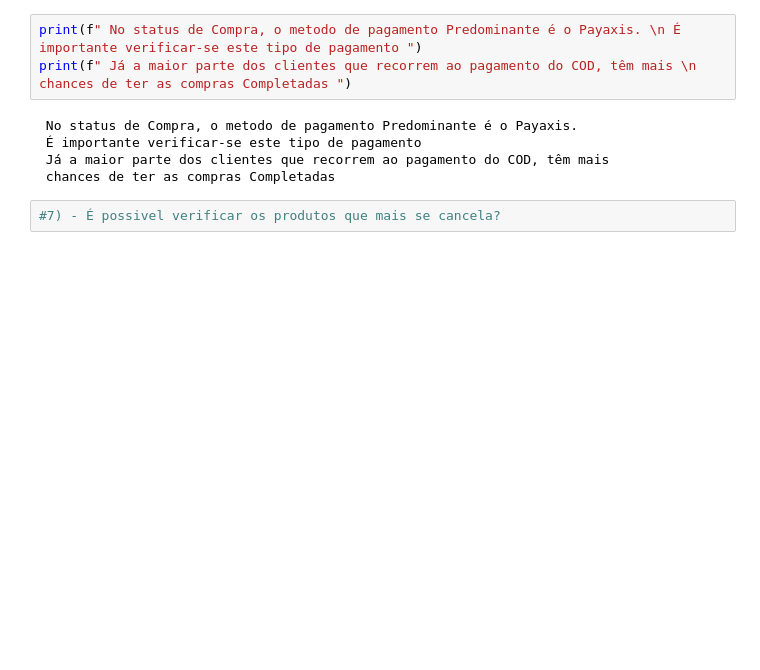
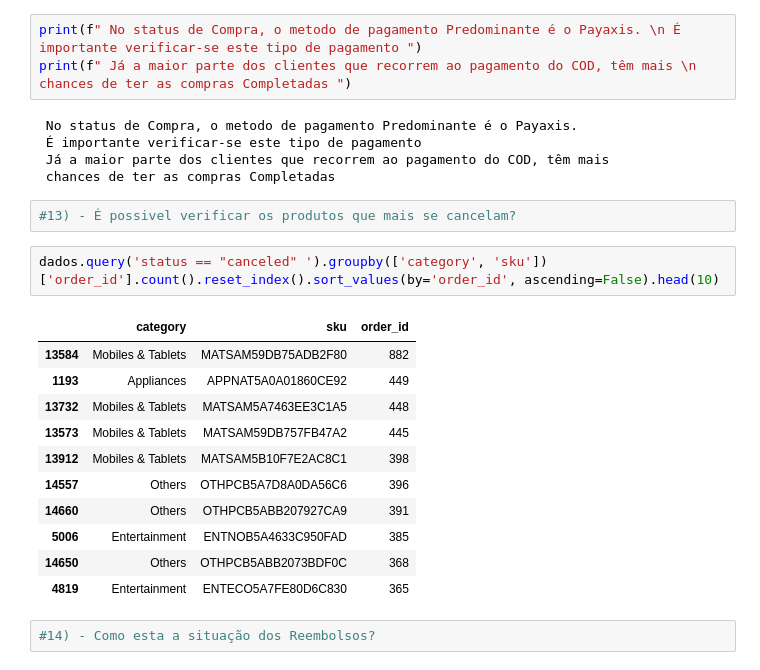
Before and after one commit to Gcango/Analise_Exploratorio_dos_Dados_da_TopSeles, a Jupyter notebook: Analise_Exploratoria_TopSeles.ipynb, the cells around one changed output. Drawn from its saved outputs; the diff is of its cells as text; blank space fills up the shorter version.

```diff
--- a/Analise_Exploratoria_TopSeles.ipynb
+++ b/Analise_Exploratoria_TopSeles.ipynb
@@ -514,4 +518,20 @@ print(f" Já a maior parte dos clientes que recorrem ao pagamento do COD, têm m
  Já a maior parte dos clientes que recorrem ao pagamento do COD, têm mais
  chances de ter as compras Completadas
 # %%
-#7) - É possivel verificar os produtos que mais se cancela?
+#13) - É possivel verificar os produtos que mais se cancelam?
+# %%
+dados.query('status == "canceled" ').groupby(['category', 'sku'])['order_id'].count().reset_index().sort_values(by='order_id', ascending=False).head(10)
+# %% [output]
+|  | category | sku | order_id |
+| 13584 | Mobiles & Tablets | MATSAM59DB75ADB2F80 | 882 |
+| 1193 | Appliances | APPNAT5A0A01860CE92 | 449 |
+| 13732 | Mobiles & Tablets | MATSAM5A7463EE3C1A5 | 448 |
+| 13573 | Mobiles & Tablets | MATSAM59DB757FB47A2 | 445 |
+| 13912 | Mobiles & Tablets | MATSAM5B10F7E2AC8C1 | 398 |
+| 14557 | Others | OTHPCB5A7D8A0DA56C6 | 396 |
+| 14660 | Others | OTHPCB5ABB207927CA9 | 391 |
+| 5006 | Entertainment | ENTNOB5A4633C950FAD | 385 |
+| 14650 | Others | OTHPCB5ABB2073BDF0C | 368 |
+| 4819 | Entertainment | ENTECO5A7FE80D6C830 | 365 |
+# %%
+#14) - Como esta a situação dos Reembolsos?
```
Also changed, not shown: parts of 47 cells of this notebook.
